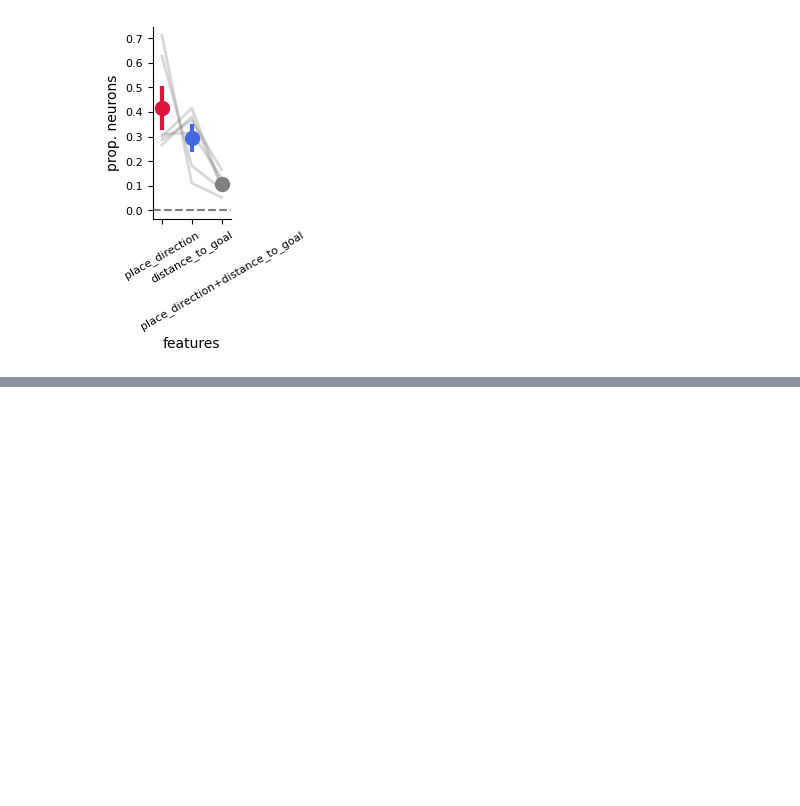
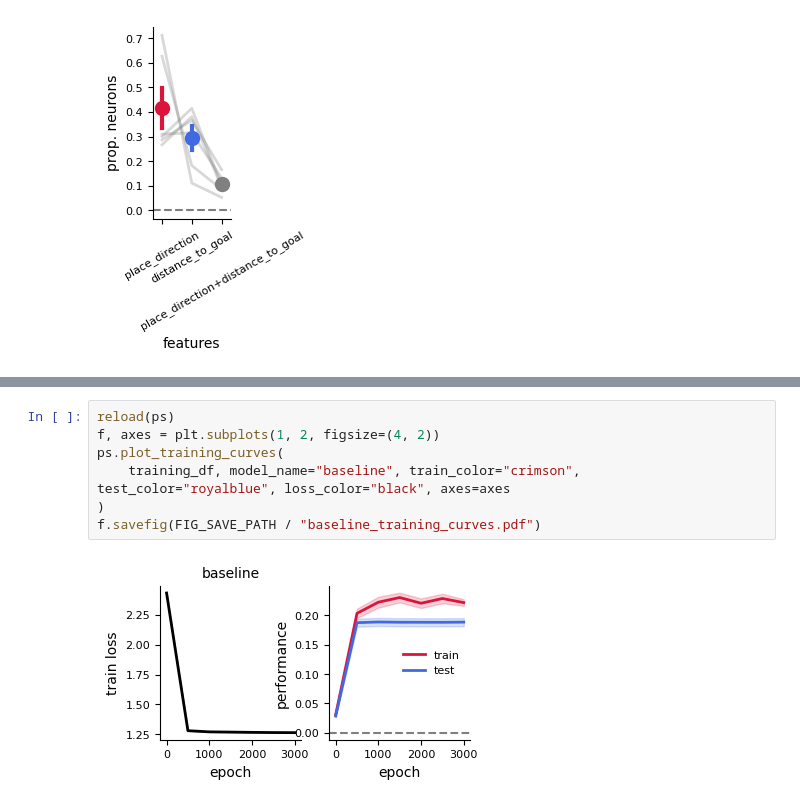
Before and after one commit to peterdoohan/GridMaze-mFC, a Jupyter notebook: Notebooks/6.neGLM.ipynb, the cells around one changed output, grey strips where cells are left out. Drawn from its saved outputs; the diff is of its cells as text; blank space fills up the shorter version.

```diff
--- a/Notebooks/6.neGLM.ipynb
+++ b/Notebooks/6.neGLM.ipynb
@@ -264,0 +271,9 @@ f.savefig(FIG_SAVE_PATH / "prop_neurons_variance_explained.pdf")
+# %%
+reload(ps)
+f, axes = plt.subplots(1, 2, figsize=(4, 2))
+ps.plot_training_curves(
+    training_df, model_name="baseline", train_color="crimson", test_color="royalblue", loss_color="black", axes=axes
+)
+f.savefig(FIG_SAVE_PATH / "baseline_training_curves.pdf")
+# %% [output]
+[figure, added]
```
Also changed, not shown: parts of 5 cells of this notebook, 1 other file.
